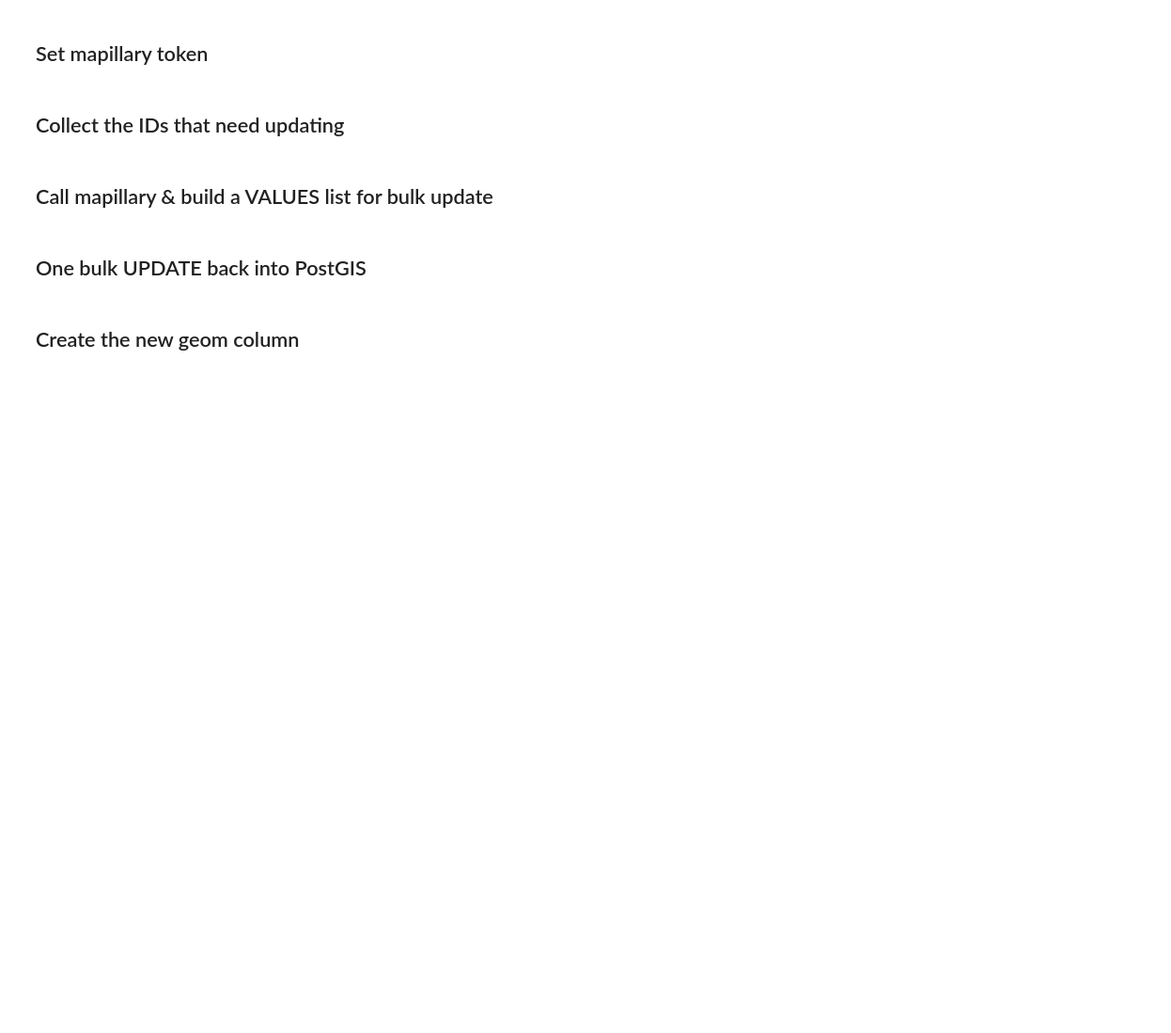
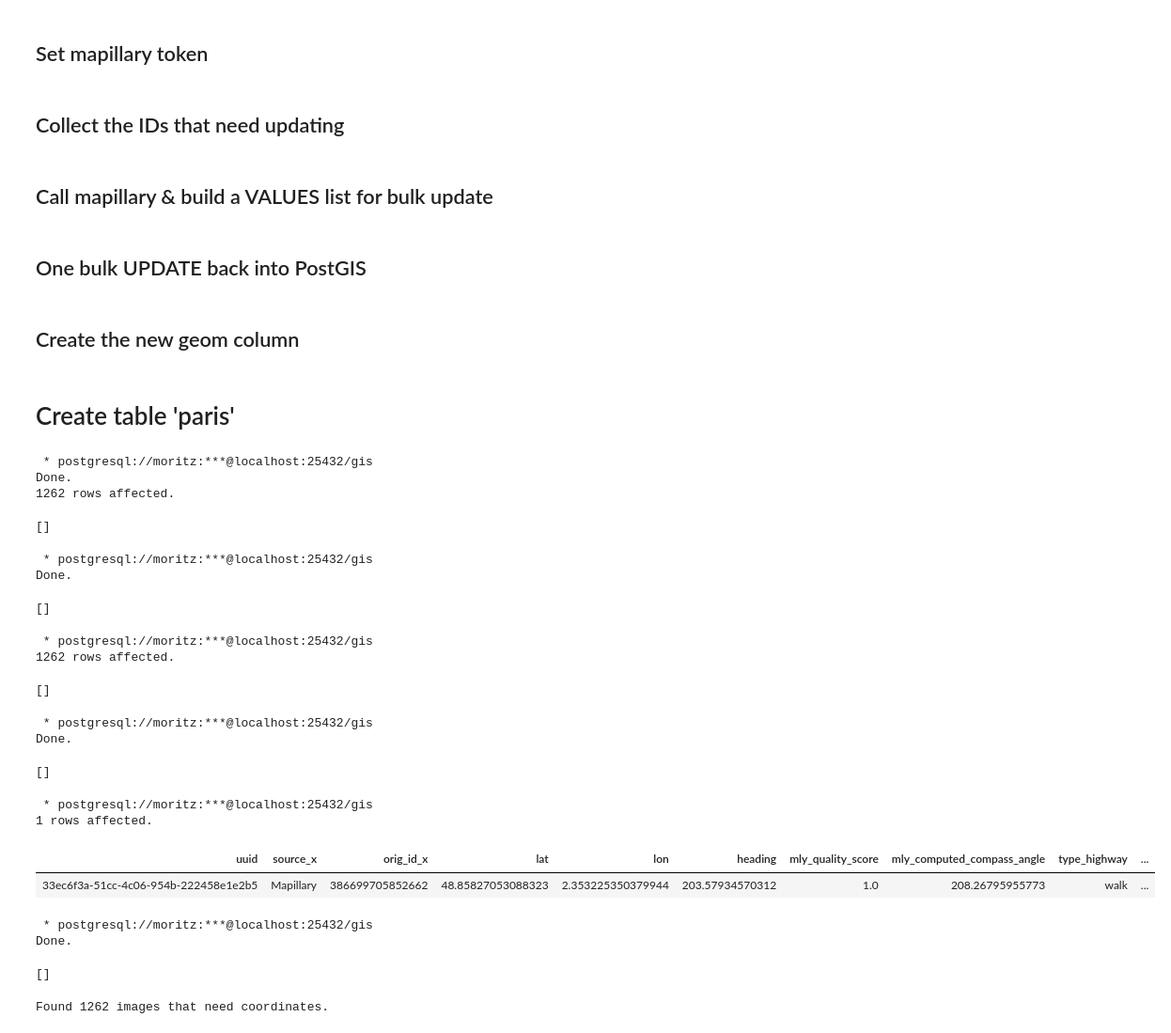
Before and after one commit to denkmoritz/image_finder, a Jupyter notebook: docs/notebooks/initial-table.ipynb, the cells around one changed output. Shown at 94% size. Cells and saved outputs as stored; diff of their text form; code cells hidden in the pictures; blank space fills up the shorter version.

```diff
--- a/docs/notebooks/initial-table.ipynb
+++ b/docs/notebooks/initial-table.ipynb
@@ -245,3 +249,58 @@ UPDATE berlin SET geom_comp = ST_SetSRID(ST_MakePoint(comp_lon, comp_lat), 4326)
 ALTER TABLE berlin ADD COLUMN geometry_comp_32633 geometry(Geometry, 32633);
 UPDATE berlin
 SET geometry_comp_32633 = ST_Transform(geom_comp, 32633)
+# %% [markdown]
+# Create table 'paris'
+# %%
+%%sql
+DROP TABLE iF EXISTS paris;
+CREATE TABLE paris AS
+SELECT *
+FROM global_streetscapes
+WHERE city_ascii = 'Paris'
+AND mly_quality_score >= 0.95
+AND ABS(heading - mly_computed_compass_angle) <= 10;
+# %% [output]
+ * postgresql://moritz:***@localhost:25432/gis
+Done.
+1262 rows affected.
+[]
+# %%
+%%sql
+ALTER TABLE paris ADD COLUMN geometry_32631 geometry(Geometry, 32631);
+# %% [output]
+ * postgresql://moritz:***@localhost:25432/gis
+Done.
+[]
+# %%
+%%sql
+UPDATE paris
+SET geometry_32631 = ST_Transform(geometry, 32631);
+# %% [output]
+ * postgresql://moritz:***@localhost:25432/gis
+1262 rows affected.
+[]
+# %%
+%%sql
+CREATE INDEX idx_paris_spgist_geometry_32633 ON paris USING SPGIST (geometry_32631);
+# %% [output]
+ * postgresql://moritz:***@localhost:25432/gis
+Done.
+[]
+# %%
+%%sql
+SELECT * FROM paris LIMIT 1;
+# %% [output]
+ * postgresql://moritz:***@localhost:25432/gis
+1 rows affected.
+| uuid | source_x | orig_id_x | lat | lon | heading | mly_quality_score | mly_computed_compass_angle | type_highway | ... |
+| 33ec6f3a-51cc-4c06-954b-222458e1e2b5 | Mapillary | 386699705852662 | 48.85827053088323 | 2.353225350379944 | 203.57934570312 | 1.0 | 208.26795955773 | walk | ... |
+# %%
+%%sql
+ALTER TABLE paris
+ADD COLUMN comp_lat double precision,
+ADD COLUMN comp_lon double precision
+# %% [output]
+ * postgresql://moritz:***@localhost:25432/gis
+Done.
+[]
@@ -247,0 +327,12 @@ SET geometry_comp_32633 = ST_Transform(geom_comp, 32633)
+# %%
+with engine.connect() as conn:
+    ids_to_update = conn.execute(text("""
+        SELECT orig_id_x
+        FROM paris
+        WHERE comp_lat IS NULL
+           OR comp_lon IS NULL;
+    """)).scalars().all()
+
+print(f"Found {len(ids_to_update)} images that need coordinates.")
+# %% [output]
+Found 1262 images that need coordinates.
```
Also changed, not shown: parts of 33 cells of this notebook, 1 other file.
